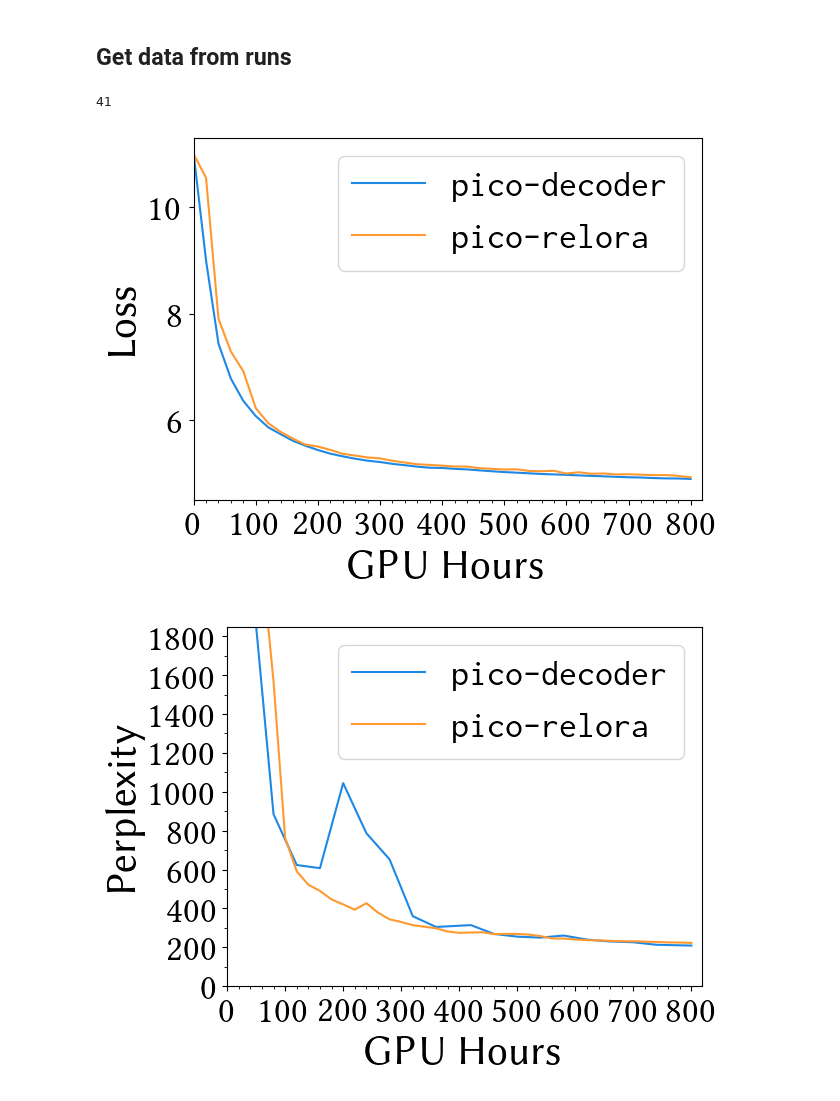
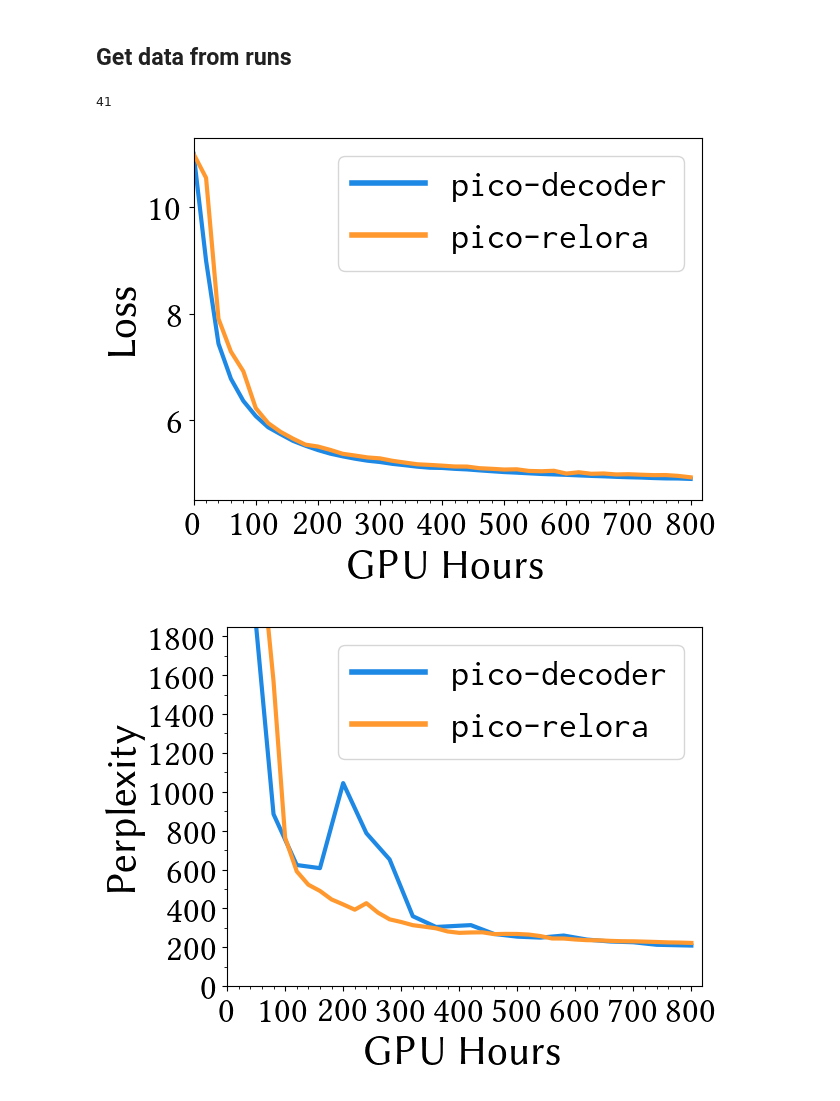
Before and after one commit to Yu-val-weiss/relora-pico, a Jupyter notebook: notebooks/training-plots-time.ipynb, the cells around one changed output. Saved outputs shown, nothing was run; the diff lists cells and outputs as text; code cells hidden in the pictures.

Commit message:
update gpu plots

```diff
--- a/notebooks/training-plots-time.ipynb
+++ b/notebooks/training-plots-time.ipynb
@@ -37,7 +37,7 @@ AXIS_LABEL_SIZE = 30
 # %%
 api = wandb.Api()
 
-RUN_SCALE = "small"
+RUN_SCALE = "tiny"
 
 if RUN_SCALE == "tiny":
     baseline_run = api.run("pico-lm/pico-decoder/lne20rc1")  # pico decoder tiny
@@ -84,43 +84,46 @@ fig, ax = plt.subplots()
 colors = ["#1E88E5", "#FF992F"]
 
 # ax.scatter(*baseline_data_loss, color=colors[0], marker="s", s=20)
-ax.plot(*baseline_data_loss, color=colors[0], label=r"\texttt{pico-decoder}")
+LINE_WIDTH = 3
+ax.plot(*baseline_data_loss, color=colors[0], label=r"\texttt{pico-decoder}", linewidth=LINE_WIDTH)
 
 # ax.scatter(*relora_data_loss, color=colors[1], marker="o", s=20)
-ax.plot(*relora_data_loss, color=colors[1], label=r"\texttt{pico-relora}")
+ax.plot(*relora_data_loss, color=colors[1], label=r"\texttt{pico-relora}", linewidth=LINE_WIDTH)
 
 ax.set_xlabel("GPU Hours", fontdict={"size": AXIS_LABEL_SIZE})
 ax.set_ylabel("Loss", fontdict={"size": AXIS_LABEL_SIZE})
 
 ax.set_xlim(0, MAX_TIME_HRS)
 
 ax.xaxis.set_major_locator(ticker.MultipleLocator(100))
 ax.xaxis.set_minor_locator(ticker.MultipleLocator(20))
 ax.set_axisbelow(True)
 # ax.grid(which="both", axis="both", color="#E5E5E5")
 
 ax.set_ylim(3.5 if RUN_SCALE == "small" else 4.5, 11.3)
 
 
 ax.tick_params(axis="both", labelsize=TICK_LABEL_SIZE)
 
 # legend_elements = [
 #     Line2D(
 #         [0], [0], color=colors[0], marker="s", linestyle="-", label=r"\texttt{pico-decoder}", markersize=5
 #     ),
 #     Line2D(
 #         [0], [0], color=colors[1], marker="o", linestyle="-", label=r"\texttt{pico-relora}", markersize=5
 #     ),
 # ]
 
-ax.legend(fontsize=TICK_LABEL_SIZE)
+leg = ax.legend(fontsize=TICK_LABEL_SIZE)
+for line in leg.get_lines():
+    line.set_linewidth(4)
 
 fig.tight_layout()
 fig.savefig(f"../graphs/{RUN_SCALE}_loss_gpu_hrs.pdf")
 fig.show()
 # %% [output]
 41
-[figure, old version]
+[figure, new version]
 # %%
 baseline_data_paloma = get_data_from_df(baseline_df, "eval/paloma", 16, INTERVAL, MAX_TIME)
 relora_data_paloma = get_data_from_df(relora_df, "eval/paloma", 4, INTERVAL, MAX_TIME)
@@ -130,10 +133,10 @@ fig, ax = plt.subplots()
 colors = ["#1E88E5", "#FF992F"]
 
 # ax.scatter(*baseline_data_paloma, color=colors[0], marker="s", s=20)
-ax.plot(*baseline_data_paloma, color=colors[0], label=r"\texttt{pico-decoder}")
+ax.plot(*baseline_data_paloma, color=colors[0], label=r"\texttt{pico-decoder}", linewidth=LINE_WIDTH)
 
 # ax.scatter(*relora_data_paloma, color=colors[1], marker="o", s=20)
-ax.plot(*relora_data_paloma, color=colors[1], label=r"\texttt{pico-relora}")
+ax.plot(*relora_data_paloma, color=colors[1], label=r"\texttt{pico-relora}", linewidth=LINE_WIDTH)
 
 ax.set_xlabel("GPU Hours", fontdict={"size": AXIS_LABEL_SIZE})
 ax.set_ylabel("Perplexity", fontdict={"size": AXIS_LABEL_SIZE})
@@ -161,11 +164,13 @@ ax.tick_params(axis="both", labelsize=TICK_LABEL_SIZE)
 #     ),
 # ]
 
-ax.legend(fontsize=TICK_LABEL_SIZE)
+leg = ax.legend(fontsize=TICK_LABEL_SIZE)
+for line in leg.get_lines():
+    line.set_linewidth(4)
 
 
 fig.tight_layout()
 fig.savefig(f"../graphs/{RUN_SCALE}_ppl_gpu_hrs.pdf")
 fig.show()
 # %% [output]
-[figure, old version]
+[figure, new version]
```
Also changed, not shown: 4 other files.
